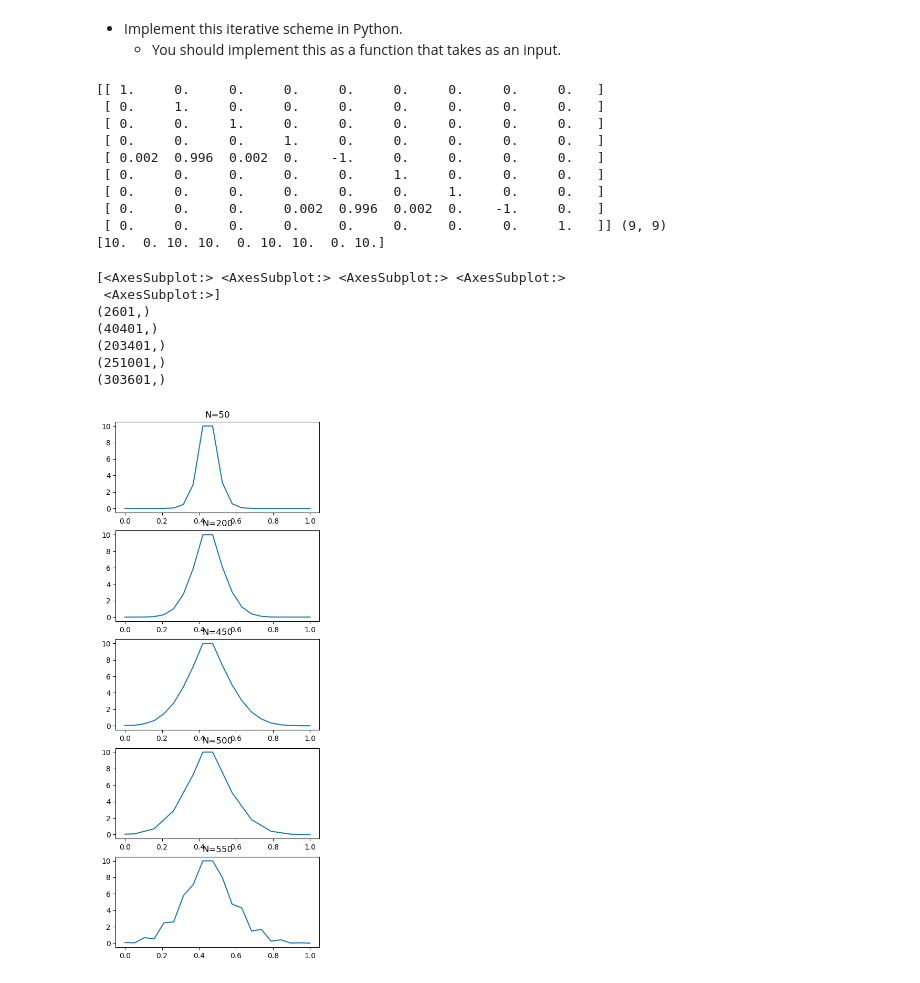
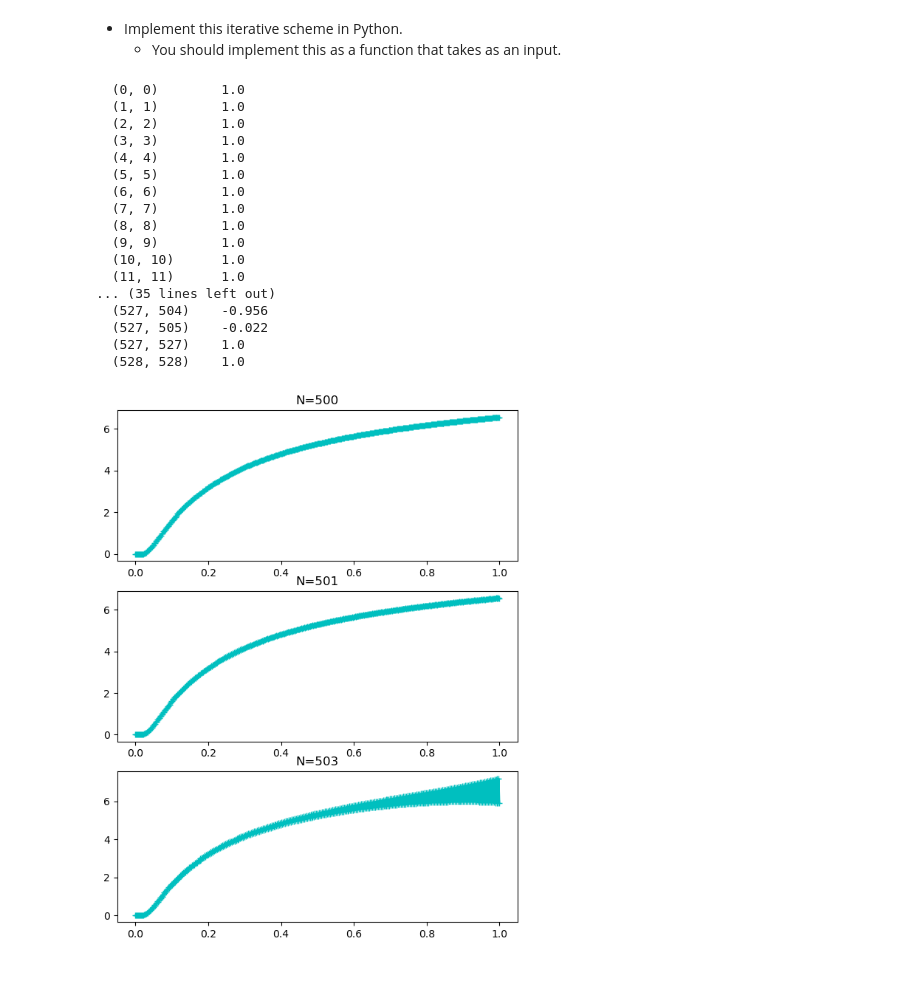
Before and after one commit to YRYoung/HPC, a Jupyter notebook: Assigenment/Assignment_2.ipynb, the cells around one changed output. Cells and saved outputs as stored; diff of their text form; code cells hidden in the pictures.

```diff
--- a/Assigenment/Assignment_2.ipynb
+++ b/Assigenment/Assignment_2.ipynb
@@ -235,43 +241,42 @@ def generate_tem_mat(N):
     return coo_matrix((data, (row_ind, col_ind)), shape=((N + 1) ** 2, (N + 1) ** 2)).tocsr(), f
-# %%
-A, f = generate_tem_mat(2)
-print(A.toarray(), A.shape)
-print(f)
-# %% [output]
-[[ 1.     0.     0.     0.     0.     0.     0.     0.     0.   ]
- [ 0.     1.     0.     0.     0.     0.     0.     0.     0.   ]
- [ 0.     0.     1.     0.     0.     0.     0.     0.     0.   ]
- [ 0.     0.     0.     1.     0.     0.     0.     0.     0.   ]
- [ 0.002  0.996  0.002  0.    -1.     0.     0.     0.     0.   ]
- [ 0.     0.     0.     0.     0.     1.     0.     0.     0.   ]
- [ 0.     0.     0.     0.     0.     0.     1.     0.     0.   ]
- [ 0.     0.     0.     0.002  0.996  0.002  0.    -1.     0.   ]
- [ 0.     0.     0.     0.     0.     0.     0.     0.     1.   ]] (9, 9)
-[10.  0. 10. 10.  0. 10. 10.  0. 10.]
+# %%
+ A, f = generate_tem_mat(22)
+print(A)
+# %% [output]
+  (0, 0)        1.0
+  (1, 1)        1.0
+  (2, 2)        1.0
+  (3, 3)        1.0
+  (4, 4)        1.0
+  (5, 5)        1.0
+  (6, 6)        1.0
+  (7, 7)        1.0
+  (8, 8)        1.0
+  (9, 9)        1.0
+  (10, 10)      1.0
+  (11, 11)      1.0
+... (35 lines left out)
+  (527, 504)    -0.956
+  (527, 505)    -0.022
+  (527, 527)    1.0
+  (528, 528)    1.0
 # %%
 from scipy.sparse.linalg import spsolve
 import matplotlib.pyplot as plt
 
-fig, ax = plt.subplots(5, 1, figsize=(5, 13))
-print(ax)
 t = 10
-for i, N in enumerate([ 50,200,450, 500,550]):
+
+Ns = [500, 501, 503]
+fig, ax = plt.subplots(len(Ns), 1, figsize=(7, len(Ns) * 3))
+for i, N in enumerate(Ns):
     A, f = generate_tem_mat(N)
-    u = spsolve(A, f)
-    print(u.shape)
+    u = spsolve(A, f).reshape((N + 1, N + 1))
 
-    x = np.linspace(0, N, 2*t)
-    ax[i].plot(x[:2*t]/N, u[N * (t - 1):t * N + 1][:2*t])
+    x = np.linspace(0, N, N + 1)
+    ax[i].plot(x / N, u[:, t], 'c+-')
     # ax[i].plot(x, u[t - 1:len(u):N + 1])
     ax[i].set_title('N=' + str(N))
 
 plt.show()
 # %% [output]
-[<AxesSubplot:> <AxesSubplot:> <AxesSubplot:> <AxesSubplot:>
- <AxesSubplot:>]
-(2601,)
-(40401,)
-(203401,)
-(251001,)
-(303601,)
-[figure, old version]
+[figure, new version]
```
Also changed, not shown: parts of 11 cells of this notebook, 2 other files.
